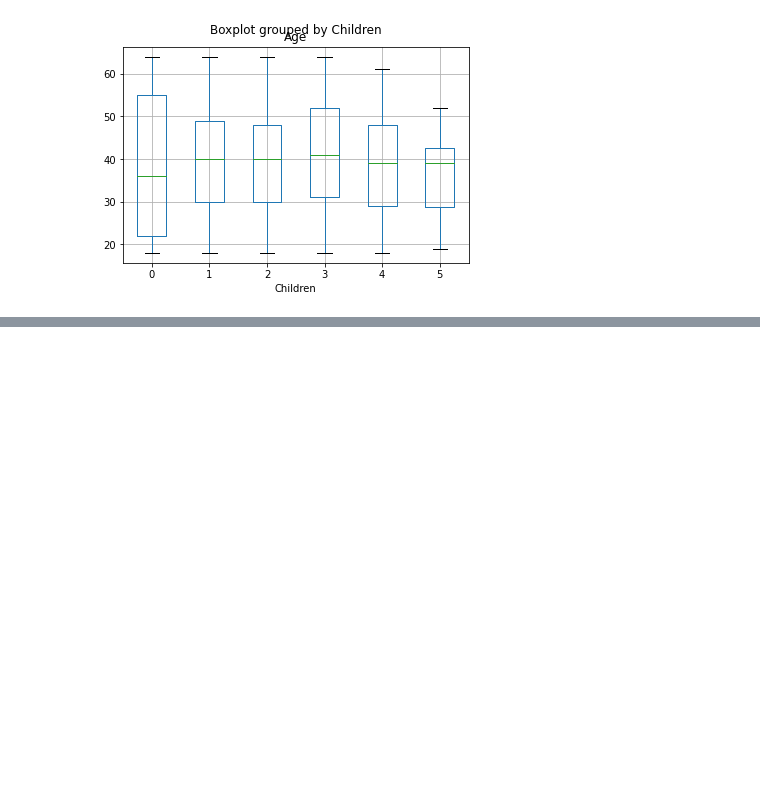
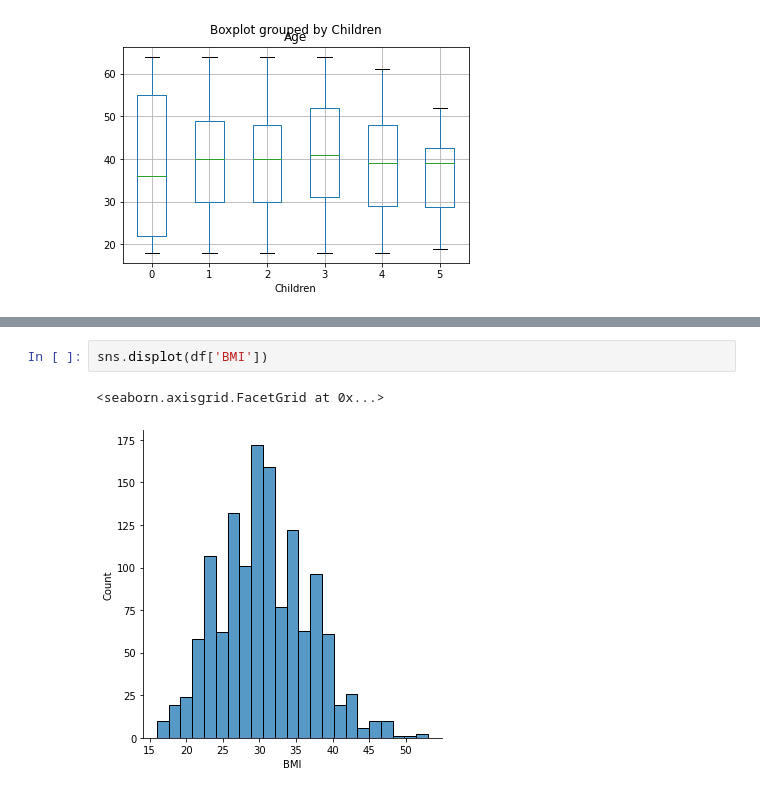
Before and after one commit to data301-2020-winter2/course-project-group_1015, a Jupyter notebook: CombinedEDA.ipynb, the cells around one changed output, grey strips where cells are left out. Cells and saved outputs as stored; diff of their text form; blank space fills up the shorter version.

```diff
--- a/CombinedEDA.ipynb
+++ b/CombinedEDA.ipynb
@@ -67,0 +73,5 @@ df.boxplot(column='Age',by = 'Children')
+# %%
+sns.displot(df['BMI'])
+# %% [output]
+<seaborn.axisgrid.FacetGrid at 0x...>
+[figure, added]
```
Also changed, not shown: parts of 3 cells of this notebook, 4 other files.
